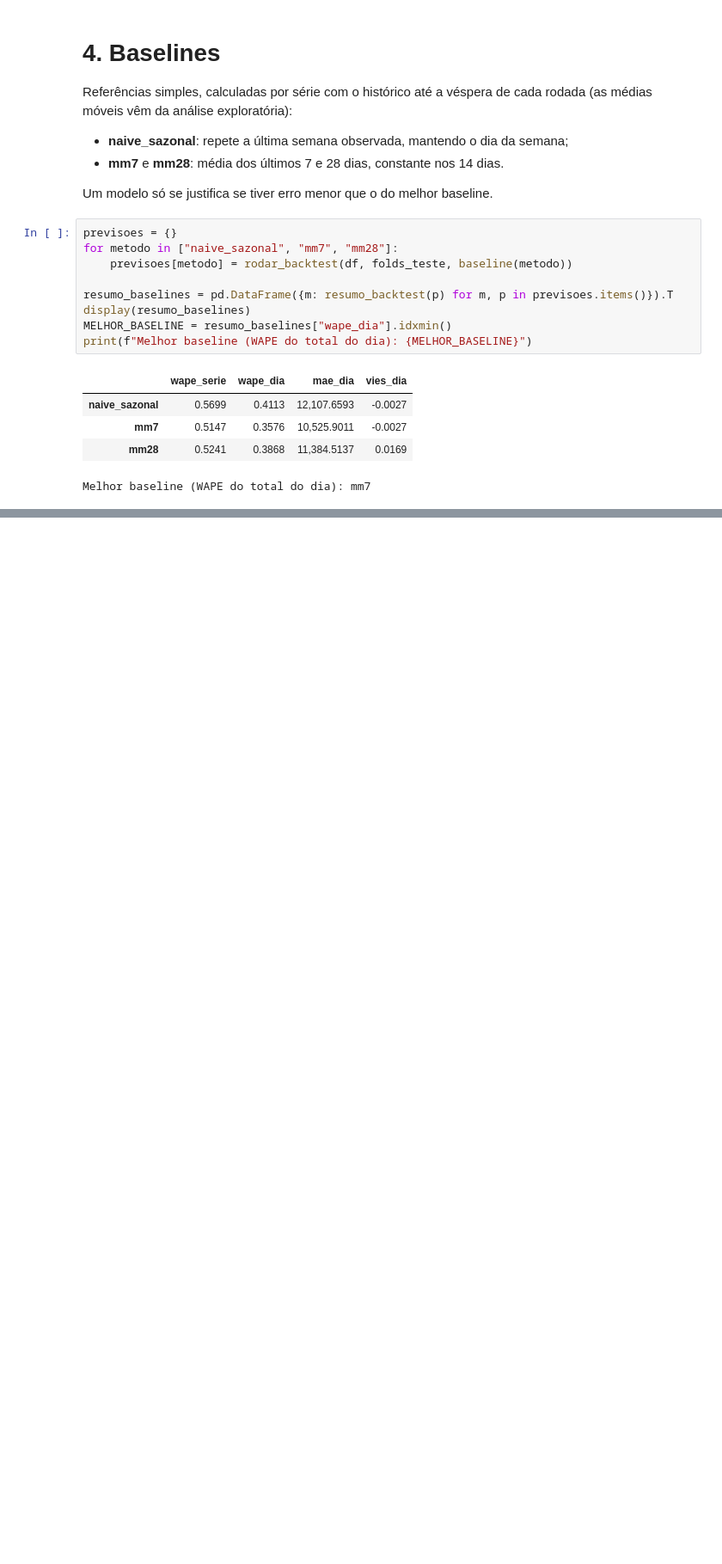
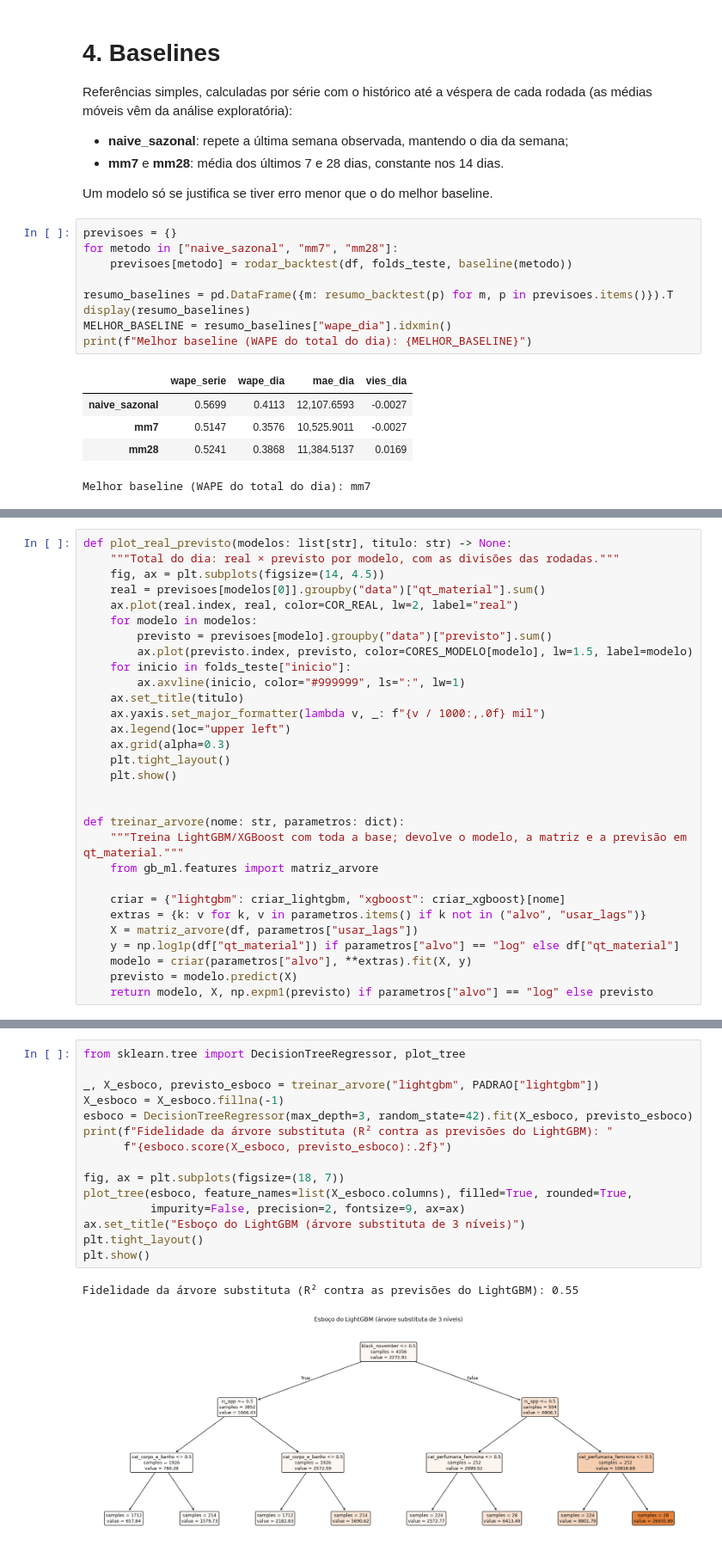
Before and after one commit to guisoares10/Projeto-GB, a Jupyter notebook: notebooks/modelo_machine_learning.ipynb, the cells around one changed output, grey strips where cells are left out. Shown at 86% size. Drawn from its saved outputs; the diff is of its cells as text; blank space fills up the shorter version.

```diff
--- a/notebooks/modelo_machine_learning.ipynb
+++ b/notebooks/modelo_machine_learning.ipynb
@@ -880,0 +352,30 @@ display(sensibilidade)
+# %%
+def plot_real_previsto(modelos: list[str], titulo: str) -> None:
+    """Total do dia: real × previsto por modelo, com as divisões das rodadas."""
+    fig, ax = plt.subplots(figsize=(14, 4.5))
+    real = previsoes[modelos[0]].groupby("data")["qt_material"].sum()
+    ax.plot(real.index, real, color=COR_REAL, lw=2, label="real")
+    for modelo in modelos:
+        previsto = previsoes[modelo].groupby("data")["previsto"].sum()
+        ax.plot(previsto.index, previsto, color=CORES_MODELO[modelo], lw=1.5, label=modelo)
+    for inicio in folds_teste["inicio"]:
+        ax.axvline(inicio, color="#999999", ls=":", lw=1)
+    ax.set_title(titulo)
+    ax.yaxis.set_major_formatter(lambda v, _: f"{v / 1000:,.0f} mil")
+    ax.legend(loc="upper left")
+    ax.grid(alpha=0.3)
+    plt.tight_layout()
+    plt.show()
+
+
+def treinar_arvore(nome: str, parametros: dict):
+    """Treina LightGBM/XGBoost com toda a base; devolve o modelo, a matriz e a previsão em qt_material."""
+    from gb_ml.features import matriz_arvore
+
+    criar = {"lightgbm": criar_lightgbm, "xgboost": criar_xgboost}[nome]
+    extras = {k: v for k, v in parametros.items() if k not in ("alvo", "usar_lags")}
+    X = matriz_arvore(df, parametros["usar_lags"])
+    y = np.log1p(df["qt_material"]) if parametros["alvo"] == "log" else df["qt_material"]
+    modelo = criar(parametros["alvo"], **extras).fit(X, y)
+    previsto = modelo.predict(X)
+    return modelo, X, np.expm1(previsto) if parametros["alvo"] == "log" else previsto
@@ -880,0 +489,18 @@ display(sensibilidade)
+# %%
+from sklearn.tree import DecisionTreeRegressor, plot_tree
+
+_, X_esboco, previsto_esboco = treinar_arvore("lightgbm", PADRAO["lightgbm"])
+X_esboco = X_esboco.fillna(-1)
+esboco = DecisionTreeRegressor(max_depth=3, random_state=42).fit(X_esboco, previsto_esboco)
+print(f"Fidelidade da árvore substituta (R² contra as previsões do LightGBM): "
+      f"{esboco.score(X_esboco, previsto_esboco):.2f}")
+
+fig, ax = plt.subplots(figsize=(18, 7))
+plot_tree(esboco, feature_names=list(X_esboco.columns), filled=True, rounded=True,
+          impurity=False, precision=2, fontsize=9, ax=ax)
+ax.set_title("Esboço do LightGBM (árvore substituta de 3 níveis)")
+plt.tight_layout()
+plt.show()
+# %% [output]
+Fidelidade da árvore substituta (R² contra as previsões do LightGBM): 0.55
+[figure, added]
```
Also changed, not shown: parts of 79 cells of this notebook, 7 other files.
